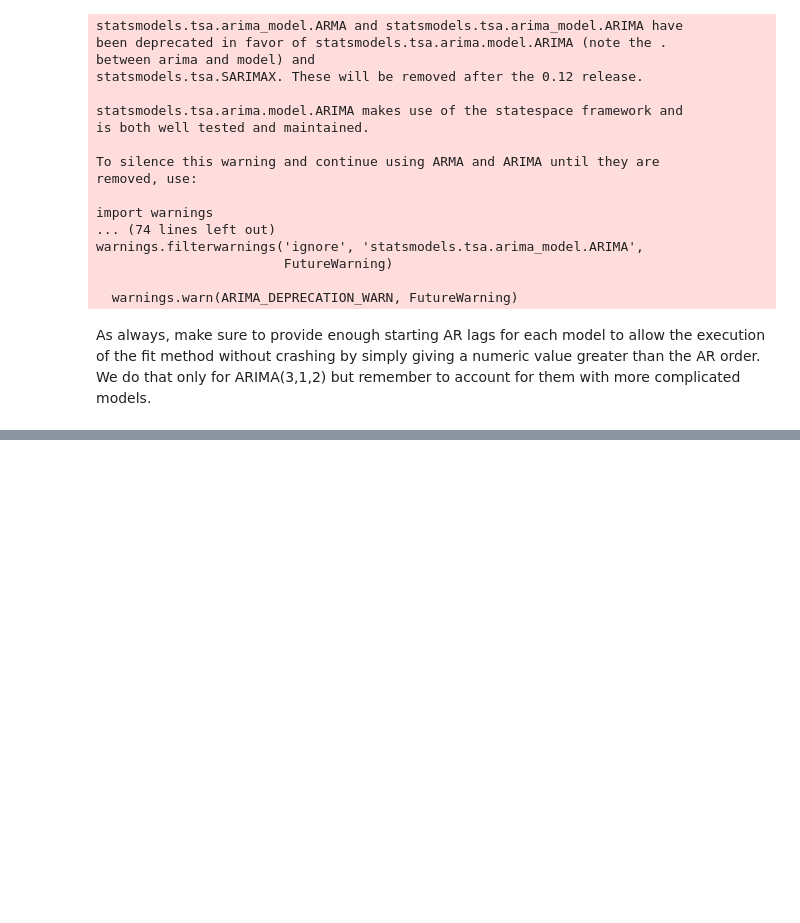
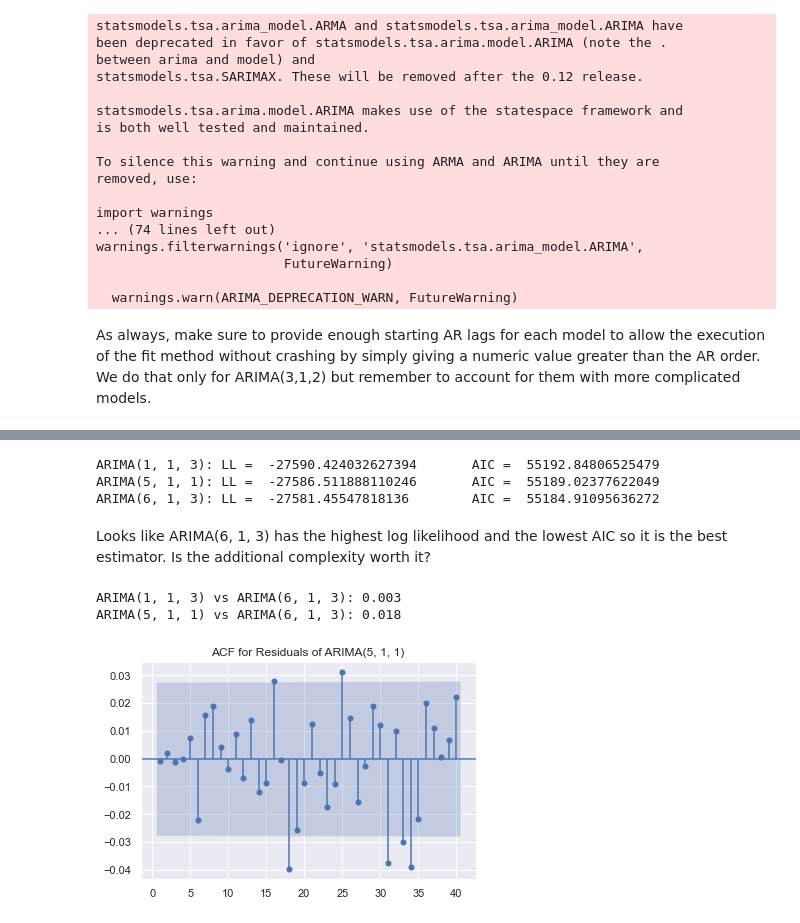
Before and after one commit to mkang32/snp500-analysis, a Jupyter notebook: notebooks/6.the_ARIMA_model.ipynb, the cells around one changed output, grey strips where cells are left out. Saved outputs shown, nothing was run; the diff lists cells and outputs as text; code cells hidden in the pictures; blank space fills up the shorter version.

```diff
--- a/notebooks/6.the_ARIMA_model.ipynb
+++ b/notebooks/6.the_ARIMA_model.ipynb
@@ -239,0 +282,28 @@ As always, make sure to provide enough starting AR lags for each model to allow
+# %%
+model_ar_5_i_1_ma_1 = ARIMA(df.market_value, order=(5,1,1))
+results_ar_5_i_1_ma_1 = model_ar_5_i_1_ma_1.fit()
+model_ar_6_i_1_ma_3 = ARIMA(df.market_value, order=(6,1,3))
+results_ar_6_i_1_ma_3 = model_ar_6_i_1_ma_3.fit()
+# %%
+print("ARIMA(1, 1, 3): LL = ", results_ar_1_i_1_ma_3.llf, "\tAIC = ", results_ar_1_i_1_ma_3.aic)
+print("ARIMA(5, 1, 1): LL = ", results_ar_5_i_1_ma_1.llf, "\tAIC = ", results_ar_5_i_1_ma_1.aic)
+print("ARIMA(6, 1, 3): LL = ", results_ar_6_i_1_ma_3.llf, "\tAIC = ", results_ar_6_i_1_ma_3.aic)
+# %% [output]
+ARIMA(1, 1, 3): LL =  -27590.424032627394       AIC =  55192.84806525479
+ARIMA(5, 1, 1): LL =  -27586.511888110246       AIC =  55189.02377622049
+ARIMA(6, 1, 3): LL =  -27581.45547818136        AIC =  55184.91095636272
+# %% [markdown]
+Looks like ARIMA(6, 1, 3) has the highest log likelihood and the lowest AIC so it is the best estimator. Is the additional complexity worth it?
+# %%
+print("ARIMA(1, 1, 3) vs ARIMA(6, 1, 3):", LLR_test(model_ar_1_i_1_ma_3, model_ar_6_i_1_ma_3, DF=5))
+print("ARIMA(5, 1, 1) vs ARIMA(6, 1, 3):", LLR_test(model_ar_5_i_1_ma_1, model_ar_6_i_1_ma_3, DF=3))
+# %% [output]
+ARIMA(1, 1, 3) vs ARIMA(6, 1, 3): 0.003
+ARIMA(5, 1, 1) vs ARIMA(6, 1, 3): 0.018
+# %%
+df['res_ar_5_i_1_ma_1'] = results_ar_5_i_1_ma_1.resid.iloc[:]
+sgt.plot_acf(df.res_ar_5_i_1_ma_1[1:], zero=False, lags=40)
+plt.title("ACF for Residuals of ARIMA(5, 1, 1)")
+plt.show()
+# %% [output]
+[figure, added]
```
Also changed, not shown: parts of 9 cells of this notebook.
